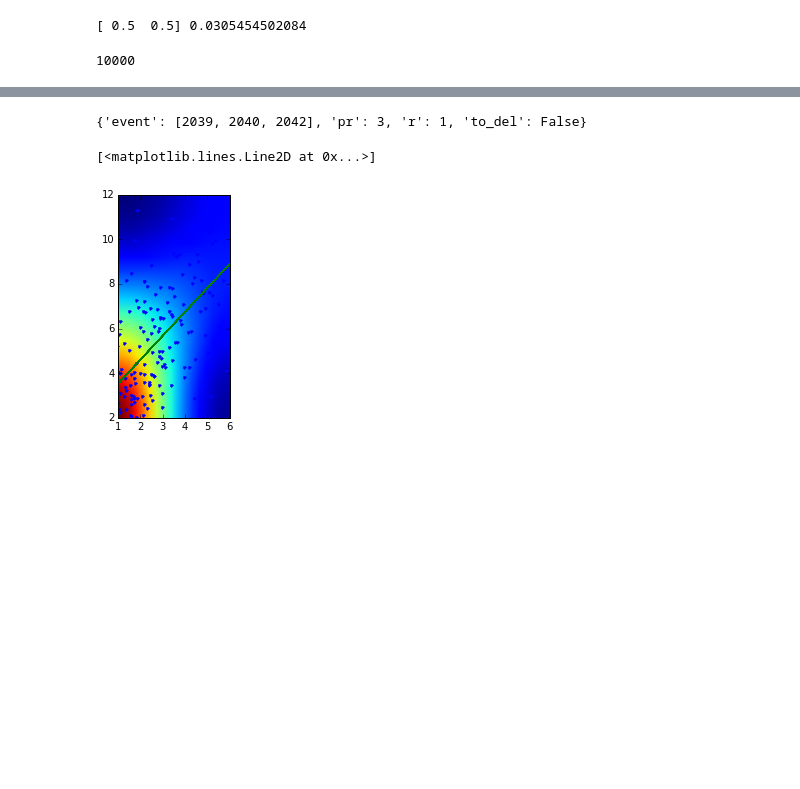
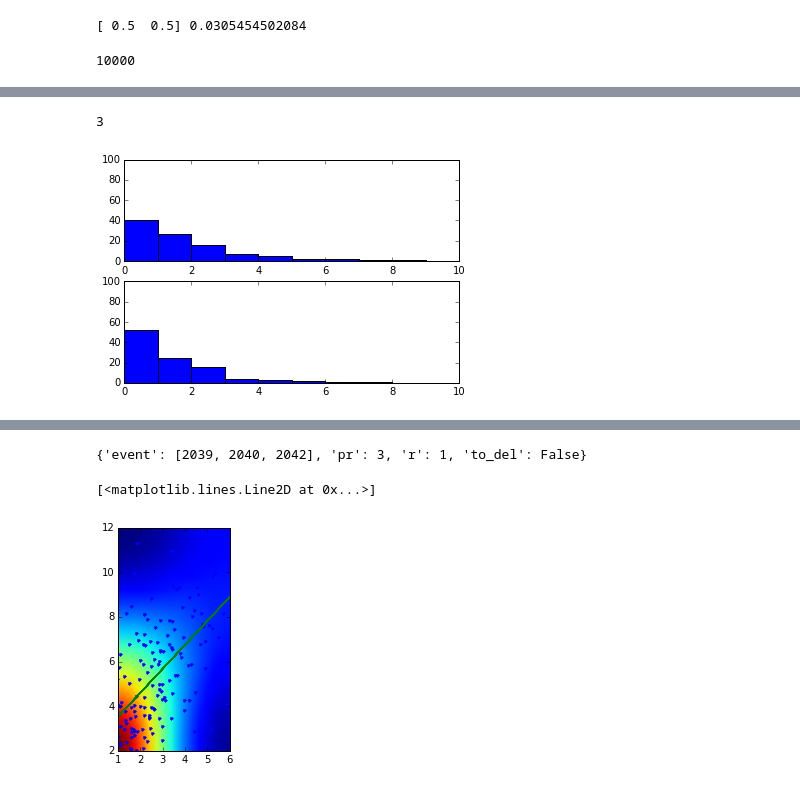
Before and after one commit to clement-moulin-frier/turntaking_model, a Jupyter notebook: turn_taking.ipynb, the cells around one changed output, grey strips where cells are left out. Cells and saved outputs as stored; diff of their text form; code cells hidden in the pictures; blank space fills up the shorter version.

```diff
--- a/turn_taking.ipynb
+++ b/turn_taking.ipynb
@@ -154,0 +153,16 @@ sequences = [seq for seq in sequences if len(seq.event) == 3]
+# %%
+sequences = []
+for t in range(start, end):
+    sequences = [seq for seq in sequences if not seq.to_del]
+    if expe.log[0]['motor'][t] is not None and expe.log[1]['motor'][t] is not None:
+        sequences = [seq for seq in sequences if seq.full]
+        continue
+    if expe.log[0]['motor'][t] is not None:
+        for seq in sequences:
+            seq.update(t, 0)
+    if expe.log[1]['motor'][t] is not None:
+        sequences.append(SequenceSelfVsOther())
+        for seq in sequences:
+            seq.update(t, 1)
+
+sequences = [seq for seq in sequences if seq.full]
@@ -158,0 +188,23 @@ len(sequences)
+# %%
+[3][-1]
+# %% [output]
+3
+# %%
+intervals_self = [seq.interval for seq in sequences if seq.type == 'self']
+intervals_other = [seq.interval for seq in sequences if seq.type == 'other']
+# %%
+from collections import Counter
+
+for i, intervals in enumerate([intervals_self, intervals_other]):
+
+    labels, values = zip(*Counter(intervals).items())
+
+    indexes = np.arange(len(labels))
+    values = 100. * array(values) / sum(values)
+    width = 1
+    subplot(2, 1, i + 1)
+    bar(indexes, values, width)
+    #xticks(indexes + width * 0.5, labels)
+    axis([0, 10, 0, 100])
+# %% [output]
+[figure, added]
```
Also changed, not shown: parts of 11 cells of this notebook, 1 other file.
